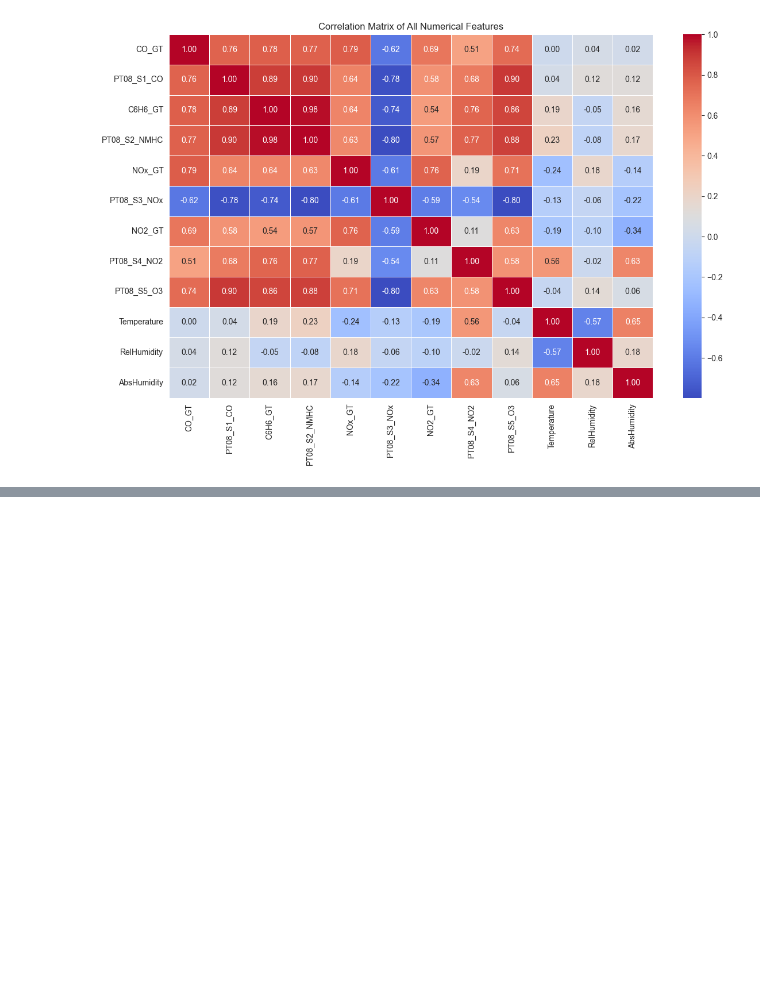
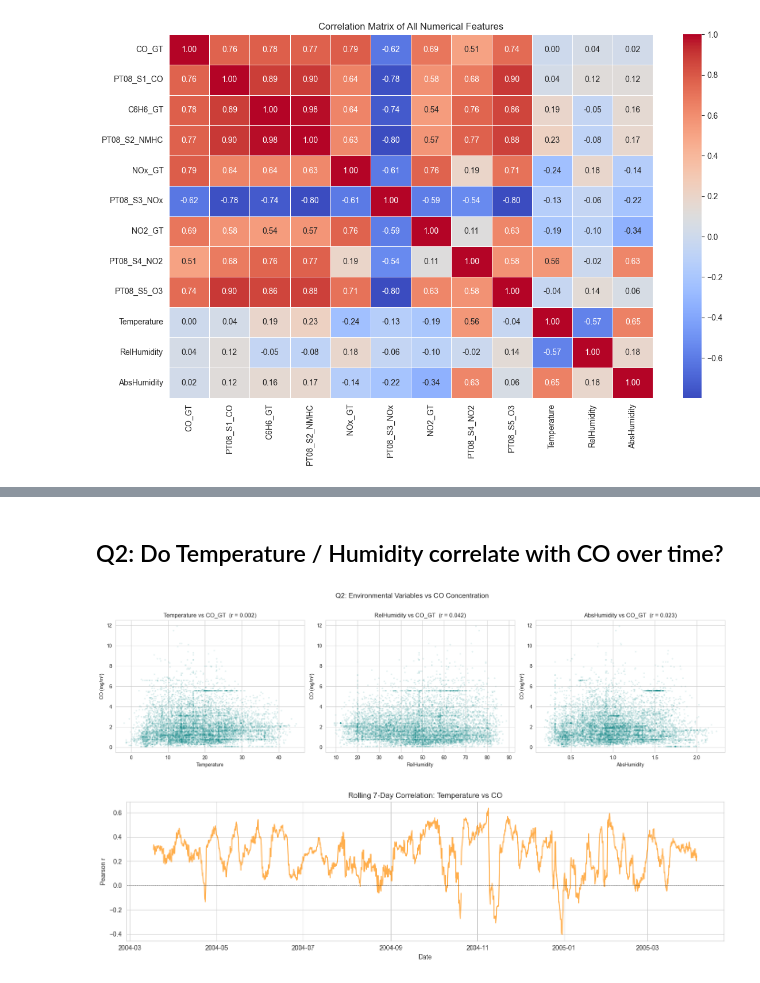
Before and after one commit to icyeza/airquality, a Jupyter notebook: airquality.ipynb, the cells around one changed output, grey strips where cells are left out. Cells and saved outputs as stored; diff of their text form; code cells hidden in the pictures; blank space fills up the shorter version.

```diff
--- a/airquality.ipynb
+++ b/airquality.ipynb
@@ -210,0 +249,26 @@ plt.show()
+# %% [markdown]
+## Q2: Do Temperature / Humidity correlate with CO over time?
+# %%
+fig, axes = plt.subplots(1, 3, figsize=(18, 5))
+
+for i, env_col in enumerate(["Temperature", "RelHumidity", "AbsHumidity"]):
+    axes[i].scatter(df[env_col], df["CO_GT"], alpha=0.08, s=5, color="teal")
+    axes[i].set_xlabel(env_col)
+    axes[i].set_ylabel("CO (mg/m³)")
+    r = df[env_col].corr(df["CO_GT"])
+    axes[i].set_title(f"{env_col} vs CO_GT  (r = {r:.3f})")
+
+plt.suptitle("Q2: Environmental Variables vs CO Concentration", fontsize=14, y=1.02)
+plt.tight_layout(); plt.show()
+
+# Monthly rolling correlation
+fig, ax = plt.subplots(figsize=(14, 4))
+roll_corr = df["Temperature"].rolling(window=24*7).corr(df["CO_GT"])
+ax.plot(roll_corr.index, roll_corr.values, color="darkorange", alpha=0.7)
+ax.axhline(0, color="black", linestyle="--", linewidth=0.5)
+ax.set_title("Rolling 7-Day Correlation: Temperature vs CO")
+ax.set_ylabel("Pearson r"); ax.set_xlabel("Date")
+plt.tight_layout(); plt.show()
+# %% [output]
+[figure, added]
+[figure, added]
```
Also changed, not shown: parts of 5 cells of this notebook.
